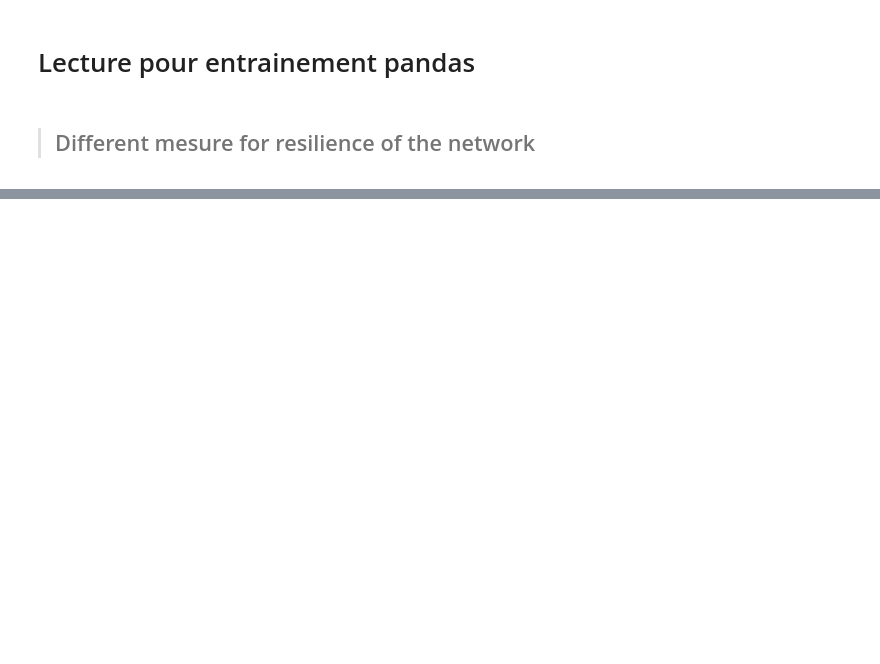
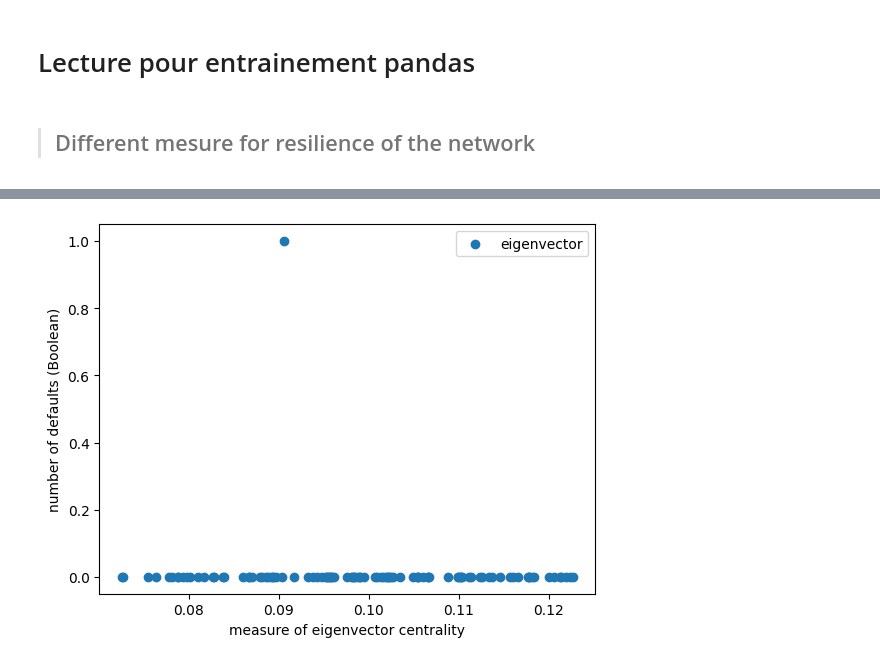
Before and after one commit to Hamidou1089-1/Stage_Inria_dynamique, a Jupyter notebook: src/trainingPandas.ipynb, the cells around one changed output, grey strips where cells are left out. Cells and saved outputs as stored; diff of their text form; code cells hidden in the pictures; blank space fills up the shorter version.

```diff
--- a/src/trainingPandas.ipynb
+++ b/src/trainingPandas.ipynb
@@ -254,0 +179,8 @@ np.float64(0.5000598)
+# %%
+plt.scatter(eigenvector[eig_original_indices],keeping_track_of_default[eig_original_indices], label='eigenvector')
+plt.xlabel("measure of eigenvector centrality")
+plt.ylabel("number of defaults (Boolean)")
+plt.legend()
+plt.show()
+# %% [output]
+[figure, added]
```
Also changed, not shown: parts of 39 cells of this notebook, 32 other files.
